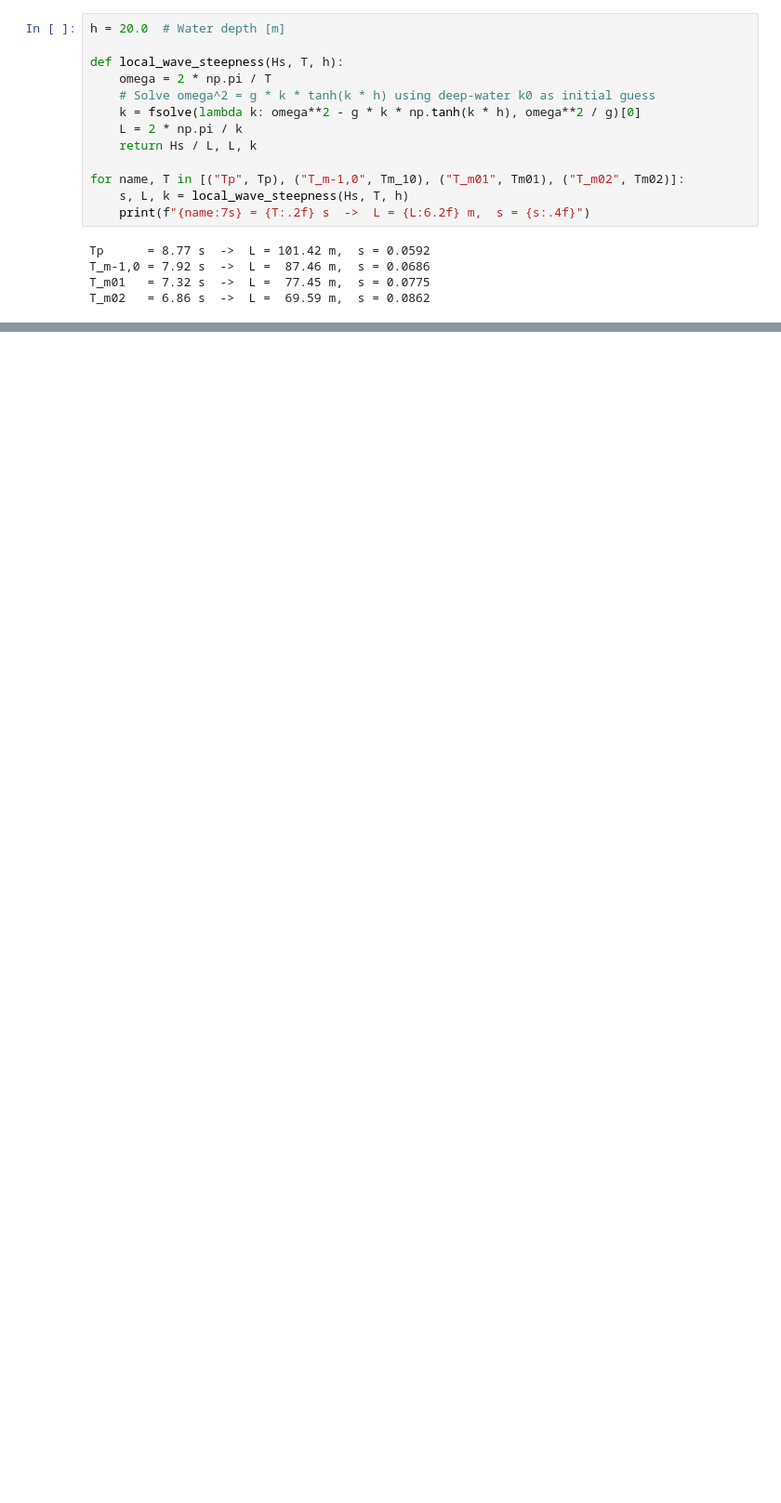
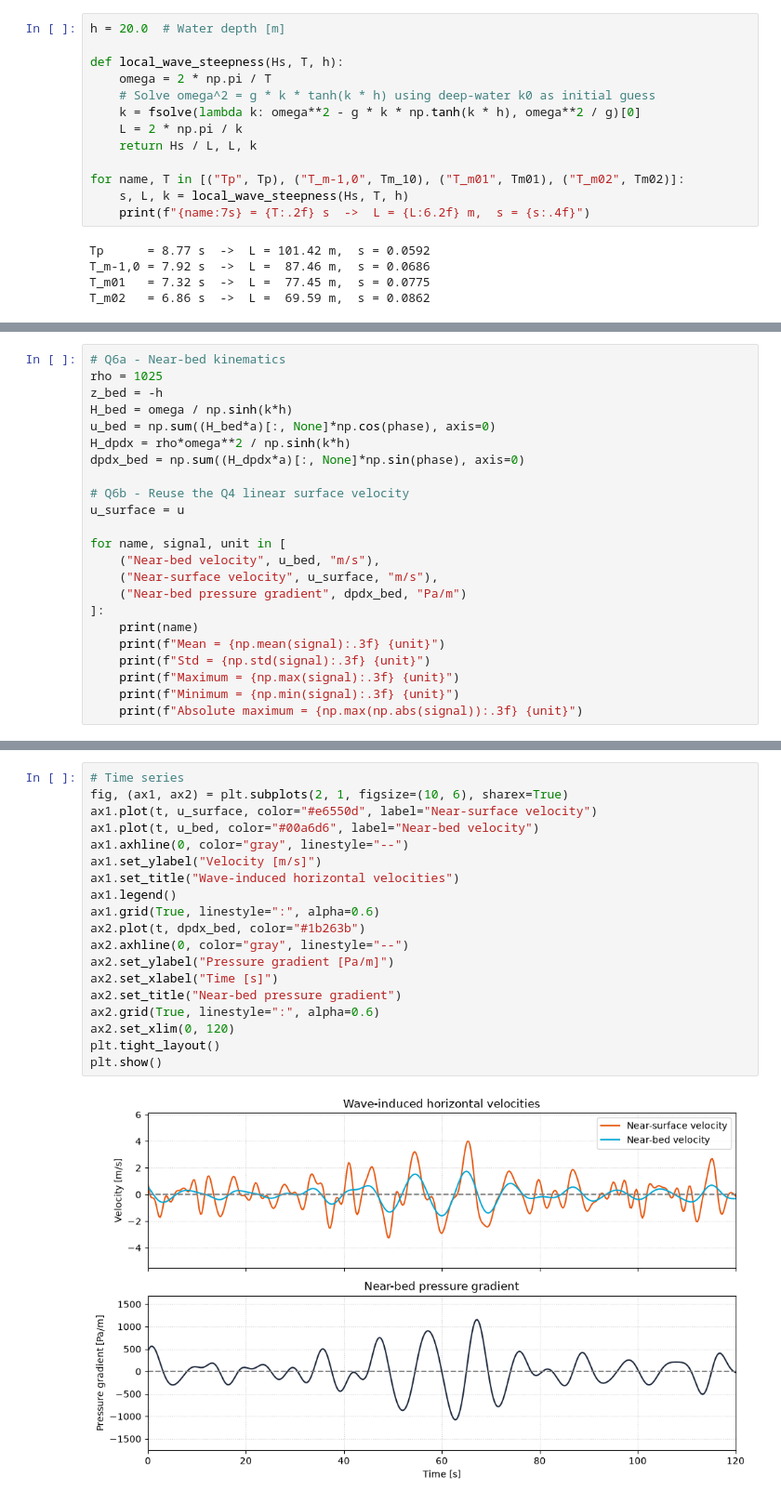
Before and after one commit to Wiggy-020/FSI_assignment, a Jupyter notebook: Week2.ipynb, the cells around one changed output, grey strips where cells are left out. Shown at 93% size. Cells and saved outputs as stored; diff of their text form; blank space fills up the shorter version.

```diff
--- a/Week2.ipynb
+++ b/Week2.ipynb
@@ -175,0 +176,23 @@ u(0, t):  u_rms = 1.386 m/s  |  max = 4.77 m/s
+# %%
+# Q6a - Near-bed kinematics
+rho = 1025
+z_bed = -h
+H_bed = omega / np.sinh(k*h)
+u_bed = np.sum((H_bed*a)[:, None]*np.cos(phase), axis=0)
+H_dpdx = rho*omega**2 / np.sinh(k*h)
+dpdx_bed = np.sum((H_dpdx*a)[:, None]*np.sin(phase), axis=0)
+
+# Q6b - Reuse the Q4 linear surface velocity
+u_surface = u
+
+for name, signal, unit in [
+    ("Near-bed velocity", u_bed, "m/s"),
+    ("Near-surface velocity", u_surface, "m/s"),
+    ("Near-bed pressure gradient", dpdx_bed, "Pa/m")
+]:
+    print(name)
+    print(f"Mean = {np.mean(signal):.3f} {unit}")
+    print(f"Std = {np.std(signal):.3f} {unit}")
+    print(f"Maximum = {np.max(signal):.3f} {unit}")
+    print(f"Minimum = {np.min(signal):.3f} {unit}")
+    print(f"Absolute maximum = {np.max(np.abs(signal)):.3f} {unit}")
@@ -175,0 +218,21 @@ u(0, t):  u_rms = 1.386 m/s  |  max = 4.77 m/s
+# %%
+# Time series
+fig, (ax1, ax2) = plt.subplots(2, 1, figsize=(10, 6), sharex=True)
+ax1.plot(t, u_surface, color="#e6550d", label="Near-surface velocity")
+ax1.plot(t, u_bed, color="#00a6d6", label="Near-bed velocity")
+ax1.axhline(0, color="gray", linestyle="--")
+ax1.set_ylabel("Velocity [m/s]")
+ax1.set_title("Wave-induced horizontal velocities")
+ax1.legend()
+ax1.grid(True, linestyle=":", alpha=0.6)
+ax2.plot(t, dpdx_bed, color="#1b263b")
+ax2.axhline(0, color="gray", linestyle="--")
+ax2.set_ylabel("Pressure gradient [Pa/m]")
+ax2.set_xlabel("Time [s]")
+ax2.set_title("Near-bed pressure gradient")
+ax2.grid(True, linestyle=":", alpha=0.6)
+ax2.set_xlim(0, 120)
+plt.tight_layout()
+plt.show()
+# %% [output]
+[figure, added]
```
Also changed, not shown: parts of 6 cells of this notebook.
